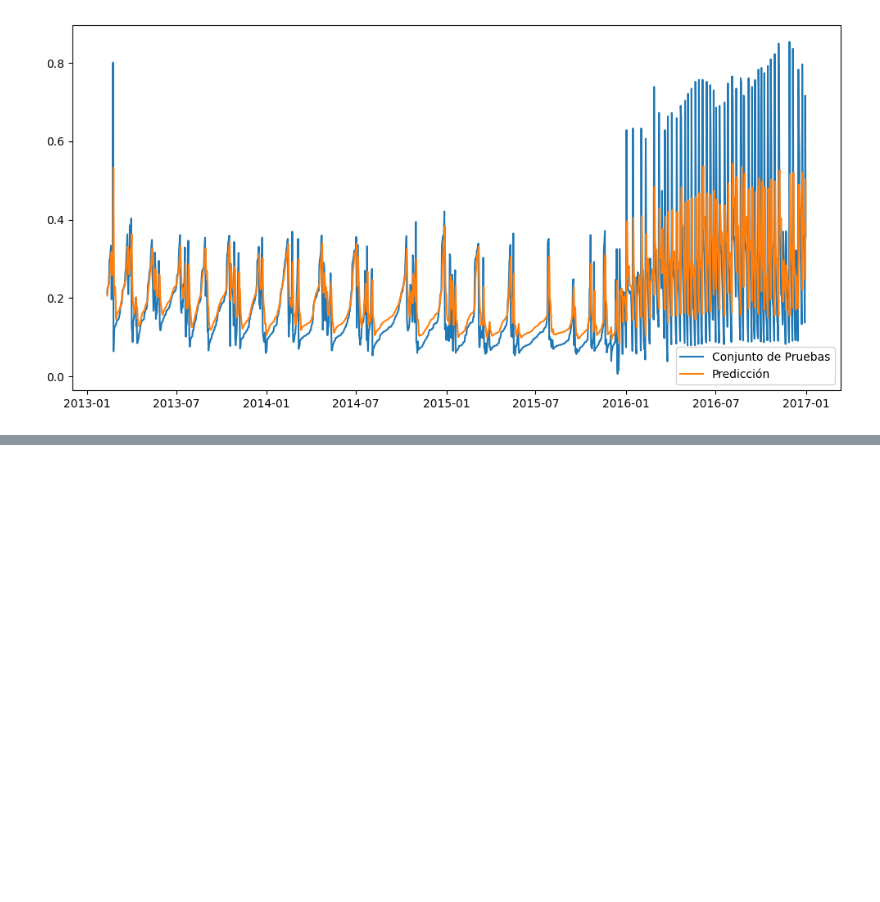
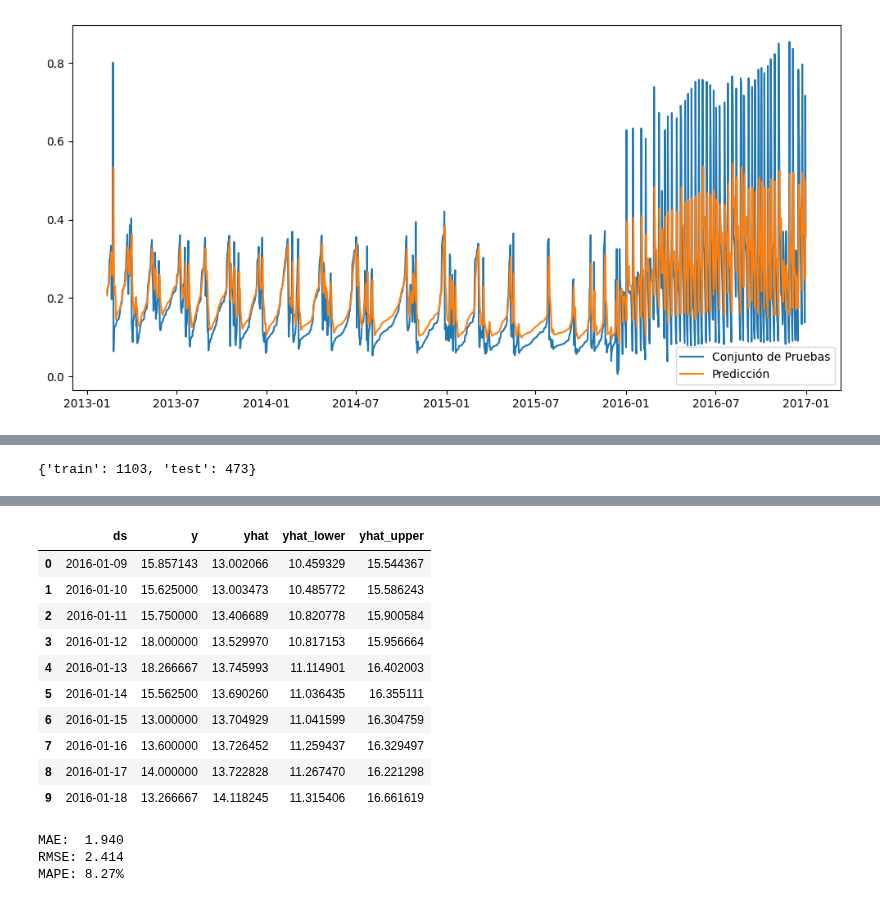
Before and after one commit to datwaft/aprendizaje_automatico, a Jupyter notebook: Trabajo_Corto_1.ipynb, the cells around one changed output, grey strips where cells are left out. Drawn from its saved outputs; the diff is of its cells as text; code cells hidden in the pictures; blank space fills up the shorter version.

```diff
--- a/Trabajo_Corto_1.ipynb
+++ b/Trabajo_Corto_1.ipynb
@@ -826,0 +704,10 @@ MAPE:  16.84 %
+# %%
+delhi_df = (
+    pd.read_csv("./data/DailyDelhiClimate.csv", parse_dates=["date"], usecols=["date", "meantemp"])
+    .rename(columns={"date": "ds", "meantemp": "y"})
+    .dropna()
+    .sort_values("ds")
+)
+
+display(delhi_df.size)
+display(delhi_df.head(20))
@@ -826,0 +733,25 @@ MAPE:  16.84 %
+# %%
+split = int(len(delhi_df) * 0.7)
+train = delhi_df.iloc[:split].copy()
+test = delhi_df.iloc[split:].copy()
+
+display({"train": len(train), "test": len(test)})
+# %% [output]
+{'train': 1103, 'test': 473}
+# %%
+m = Prophet(
+    growth="linear",
+    yearly_seasonality="auto",
+    weekly_seasonality="auto",
+    daily_seasonality="auto",
+    seasonality_mode="additive",
+    changepoint_prior_scale=0.05,
+)
+m.fit(train)
+
+future_test = test[["ds"]].copy()
+forecast_test = m.predict(future_test)
+
+comp = test.merge(forecast_test[["ds", "yhat", "yhat_lower", "yhat_upper"]], on="ds", how="left")
+display(comp.head(10))
+# %% [output]
@@ -826,0 +760,34 @@ MAPE:  16.84 %
+|  | ds | y | yhat | yhat_lower | yhat_upper |
+| 0 | 2016-01-09 | 15.857143 | 13.002066 | 10.459329 | 15.544367 |
+| 1 | 2016-01-10 | 15.625000 | 13.003473 | 10.485772 | 15.586243 |
+| 2 | 2016-01-11 | 15.750000 | 13.406689 | 10.820778 | 15.900584 |
+| 3 | 2016-01-12 | 18.000000 | 13.529970 | 10.817153 | 15.956664 |
+| 4 | 2016-01-13 | 18.266667 | 13.745993 | 11.114901 | 16.402003 |
+| 5 | 2016-01-14 | 15.562500 | 13.690260 | 11.036435 | 16.355111 |
+| 6 | 2016-01-15 | 13.000000 | 13.704929 | 11.041599 | 16.304759 |
+| 7 | 2016-01-16 | 13.600000 | 13.726452 | 11.259437 | 16.329497 |
+| 8 | 2016-01-17 | 14.000000 | 13.722828 | 11.267470 | 16.221298 |
+| 9 | 2016-01-18 | 13.266667 | 14.118245 | 11.315406 | 16.661619 |
+# %%
+def calc_mae(y_true, y_pred):
+    return np.mean(np.abs(y_true - y_pred))
+
+
+def calc_rmse(y_true, y_pred):
+    return np.sqrt(np.mean((y_true - y_pred) ** 2))
+
+
+def calc_mape(y_true, y_pred):
+    y_true = np.asarray(y_true)
+    y_pred = np.asarray(y_pred)
+    eps = 1e-8
+    return np.mean(np.abs((y_true - y_pred) / (np.maximum(np.abs(y_true), eps)))) * 100
+
+
+print(f"MAE:  {calc_mae(comp['y'], comp['yhat']):.3f}")
+print(f"RMSE: {calc_rmse(comp['y'], comp['yhat']):.3f}")
+print(f"MAPE: {calc_mape(comp['y'], comp['yhat']):.2f}%")
+# %% [output]
+MAE:  1.940
+RMSE: 2.414
+MAPE: 8.27%
```
Also changed, not shown: parts of 13 cells of this notebook, 3 other files.
